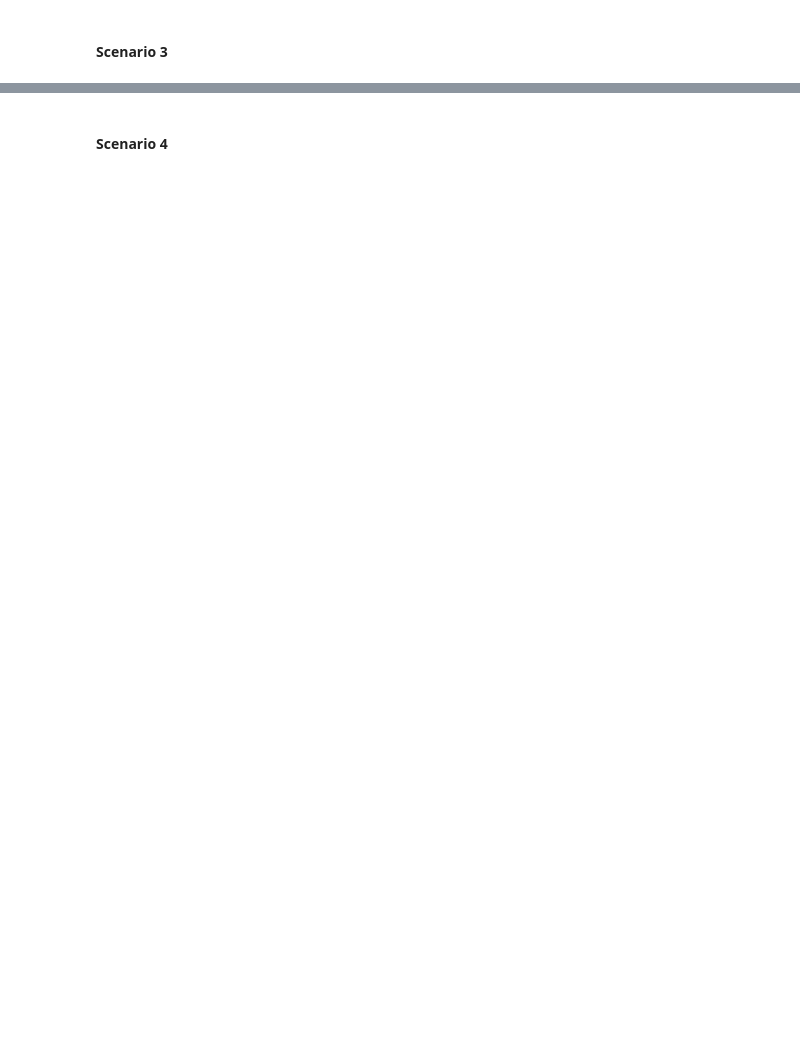
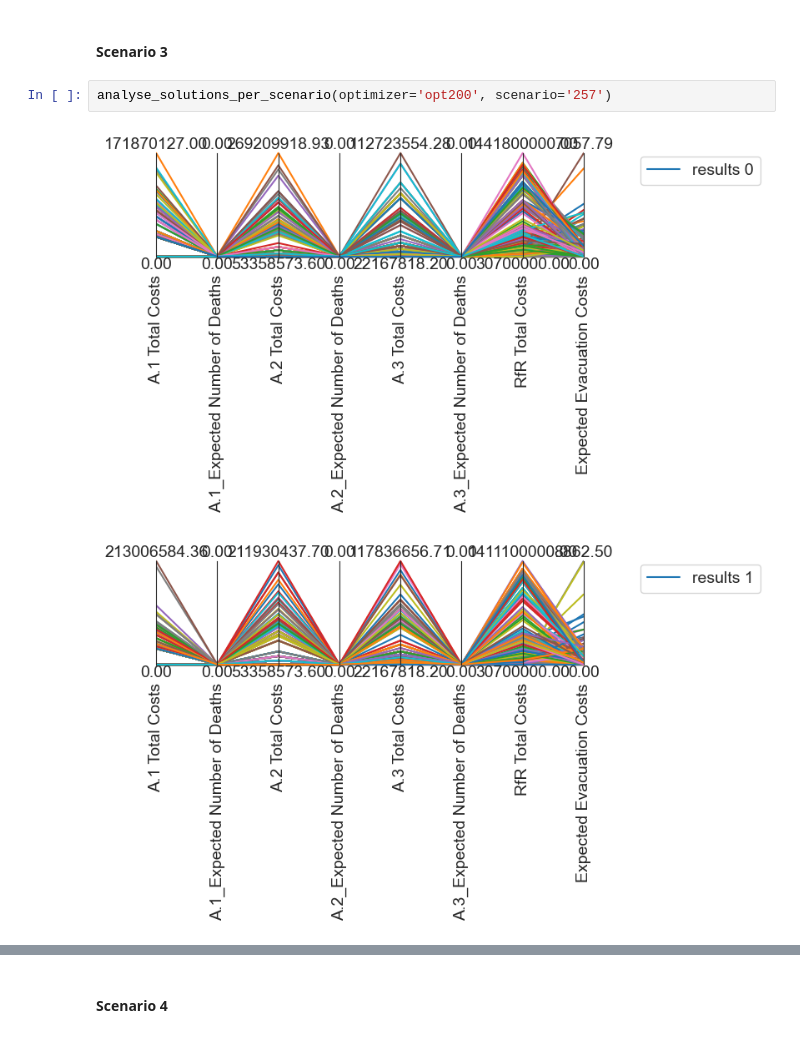
Before and after one commit to ndaswani1/EPA141A-labs, a Jupyter notebook: final assignment/dike_model_multi_scenario_MORDM.ipynb, the cells around one changed output, grey strips where cells are left out. Cells and saved outputs as stored; diff of their text form; blank space fills up the shorter version.

```diff
--- a/final assignment/dike_model_multi_scenario_MORDM.ipynb
+++ b/final assignment/dike_model_multi_scenario_MORDM.ipynb
@@ -379,2 +396,7 @@ analyse_solutions(optimizer='opt200', scenario='reference')
 # %% [markdown]
 #### Scenario 3
+# %%
+analyse_solutions_per_scenario(optimizer='opt200', scenario='257')
+# %% [output]
+[figure, added]
+[figure, added]
```
Also changed, not shown: parts of 27 cells of this notebook.
